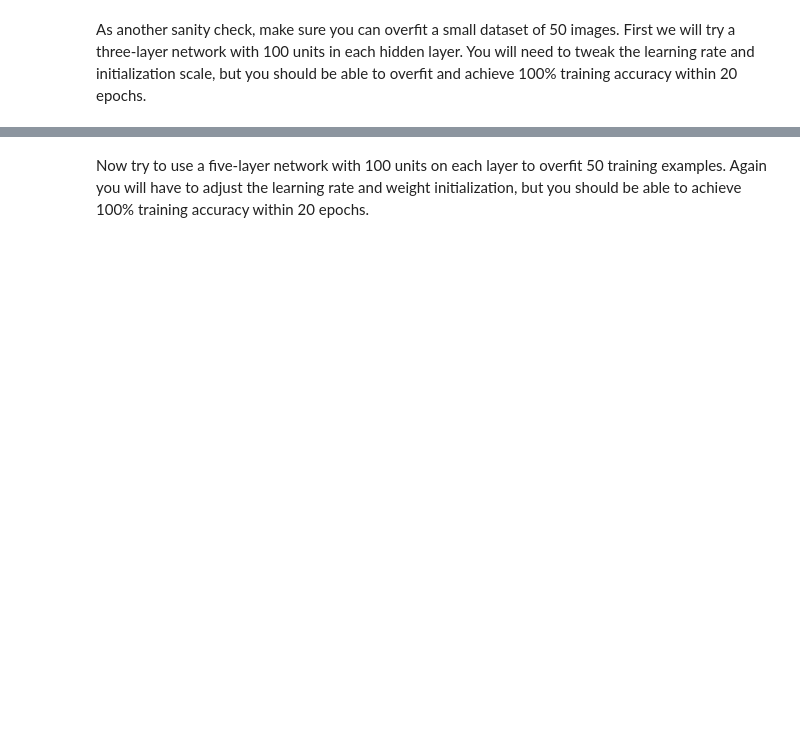
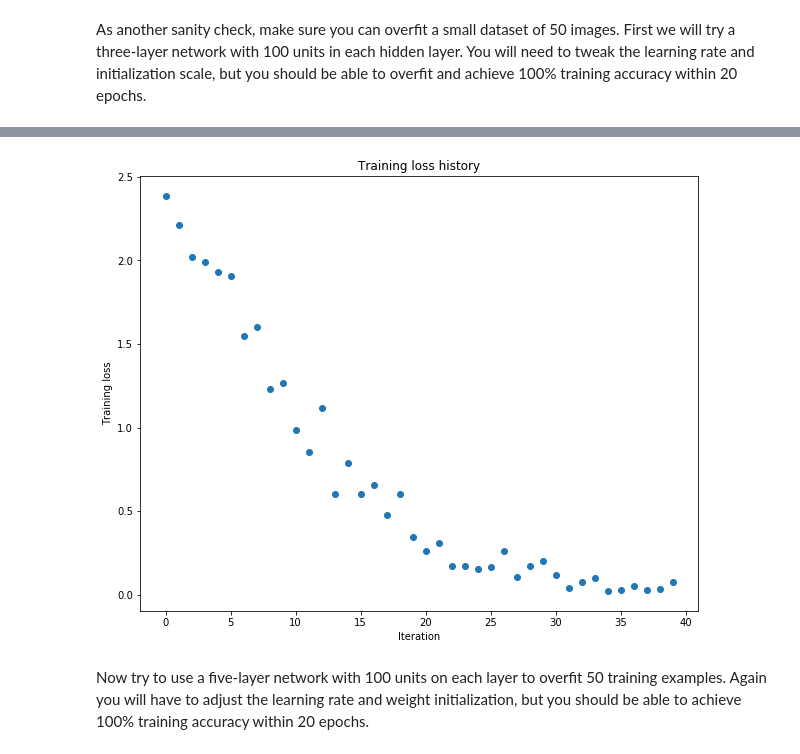
Before and after one commit to agiantwhale/cs231n, a Jupyter notebook: assignment2/FullyConnectedNets.ipynb, the cells around one changed output, grey strips where cells are left out. Drawn from its saved outputs; the diff is of its cells as text; code cells hidden in the pictures; blank space fills up the shorter version.

```diff
--- a/assignment2/FullyConnectedNets.ipynb
+++ b/assignment2/FullyConnectedNets.ipynb
@@ -415,7 +429,7 @@ small_data = {
 }
 
 weight_scale = 1e-2
-learning_rate = 1e-4
+learning_rate = 1e-2
 model = FullyConnectedNet([100, 100],
               weight_scale=weight_scale, dtype=np.float64)
 solver = Solver(model, small_data,
@@ -432,3 +446,4 @@ plt.title('Training loss history')
 plt.xlabel('Iteration')
 plt.ylabel('Training loss')
 plt.show()
+# %% [output]
@@ -435,3 +467,4 @@ plt.show()
+[figure, added]
 # %% [markdown]
 Now try to use a five-layer network with 100 units on each layer to overfit 50 training examples. Again you will have to adjust the learning rate and weight initialization, but you should be able to achieve 100% training accuracy within 20 epochs.
 # %%
```
Also changed, not shown: parts of 6 cells of this notebook, 3 other files.
